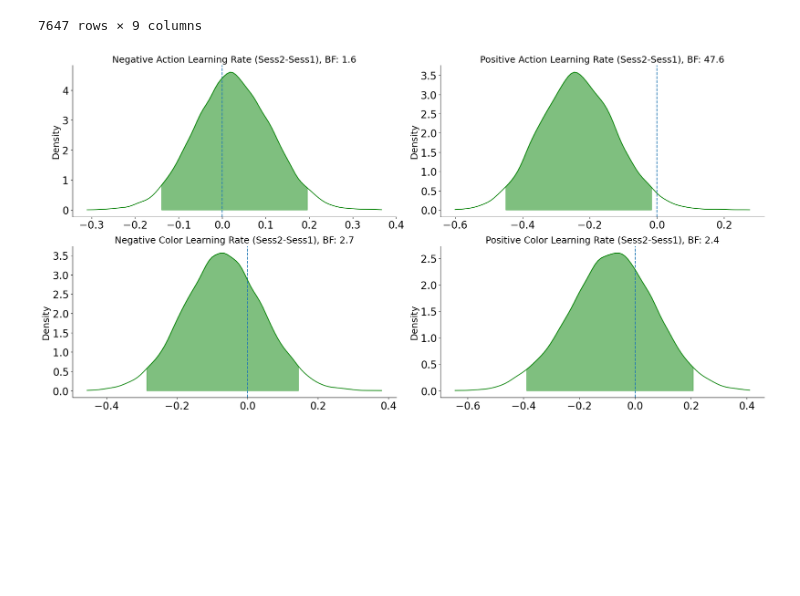
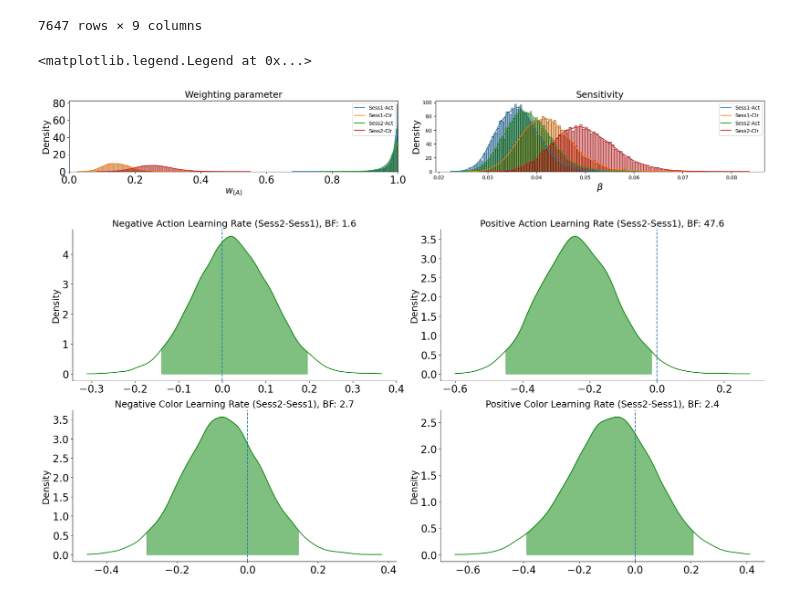
Before and after one commit to AGhaderi/ActStimRL, a Jupyter notebook: Model/run_models/hier/HC_session_effect/HierRL_model_checking.ipynb, the cells around one changed output. Cells and saved outputs as stored; diff of their text form; code cells hidden in the pictures; blank space fills up the shorter version.

```diff
--- a/Model/run_models/hier/HC_session_effect/HierRL_model_checking.ipynb
+++ b/Model/run_models/hier/HC_session_effect/HierRL_model_checking.ipynb
@@ -80,7 +80,7 @@ partcipant_group = 'HC'
 # main directory of saving
 mainScarch = '/mnt/scratch/projects/7TPD/amin/'
 # pickle fine in the scratch folder
-pickelDir = f'{mainScarch}/realdata/hier/{partcipant_group}/HierRL_dual_twoLR_Act_Clr_model1.pkl'
+pickelDir = f'{mainScarch}/realdata/hier/{partcipant_group}/HierRL_dual_twoLR_Act_Clr_model4.pkl'
 """Loading the pickle file of model fit from the subject directory"""
 loadPkl = utils.load_pickle(load_path=pickelDir)
 fit = loadPkl['fit']
@@ -98,6 +98,38 @@ alphaClr_pos = fit["transfer_hier_alphaClr_pos_mu"]
 alphaClr_neg = fit["transfer_hier_alphaClr_neg_mu"]
 weight = fit["transfer_hier_weight_mu"]
 beta = fit["transfer_hier_sensitivity_mu"]
+# %%
+fig = plt.figure(figsize=(20, 8), tight_layout=True)
+rows = 3
+columns = 2
+
+# Weghtening
+fig.add_subplot(rows, columns, 1)
+sns.histplot(weight[0,0], kde=True, stat='density', bins=100)
+sns.histplot(weight[0,1], kde=True, stat='density', bins=100)
+sns.histplot(weight[1,0], kde=True, stat='density', bins=100)
+sns.histplot(weight[1,1], kde=True, stat='density', bins=100)
+plt.title('Weighting parameter',  fontsize=18)
+plt.ylabel('Density',  fontsize=18)
+plt.xlabel('$w_{(A)}$',  fontsize=18)
+plt.legend(['Sess1-Act', 'Sess1-Clr', 'Sess2-Act', 'Sess2-Clr'])
+plt.yticks(fontsize=20)
+plt.xticks(fontsize=20)
+
+plt.xlim(0, 1)
+# Sensitivity
+fig.add_subplot(rows, columns, 2)
+sns.histplot(beta[0,0], kde=True, stat='density', bins=100)
+sns.histplot(beta[0,1], kde=True, stat='density', bins=100)
+sns.histplot(beta[1,0], kde=True, stat='density', bins=100)
+sns.histplot(beta[1,1], kde=True, stat='density', bins=100)
+plt.title('Sensitivity',  fontsize=18)
+plt.ylabel('Density',  fontsize=18)
+plt.xlabel(r'$\beta$',  fontsize=18)
+plt.legend(['Sess1-Act', 'Sess1-Clr', 'Sess2-Act', 'Sess2-Clr'])
+# %% [output]
+<matplotlib.legend.Legend at 0x...>
+[figure, added]
 # %%
 # Figure of model fit results in two column and two rows
 fig = plt.figure(figsize=(20, 10), tight_layout=True)
```
Also changed, not shown: parts of 2 cells of this notebook, 29 other files.
